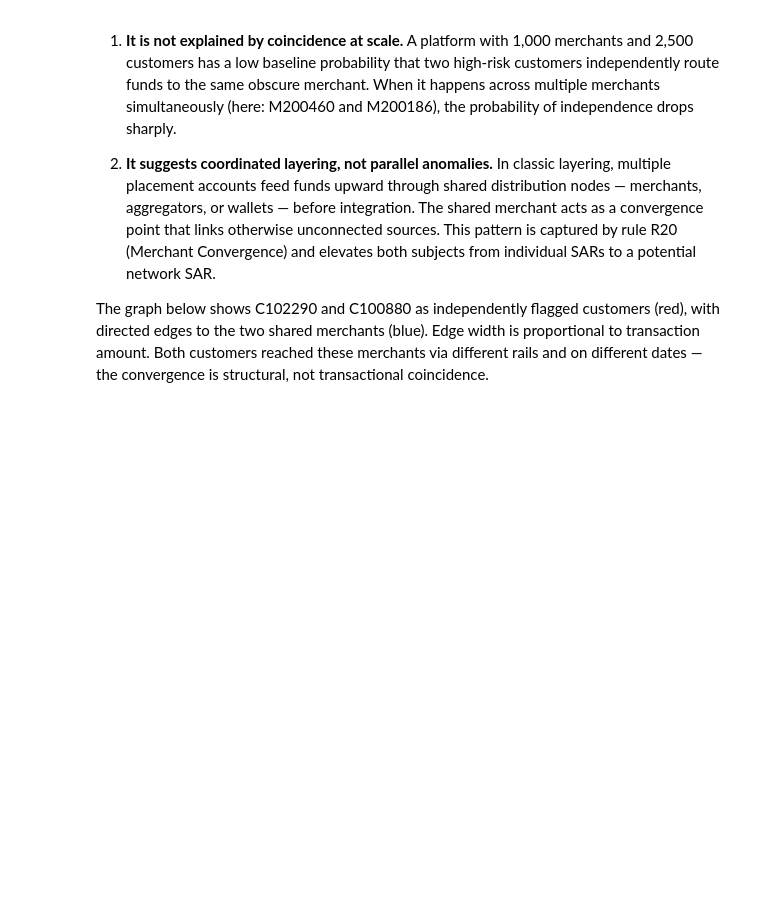
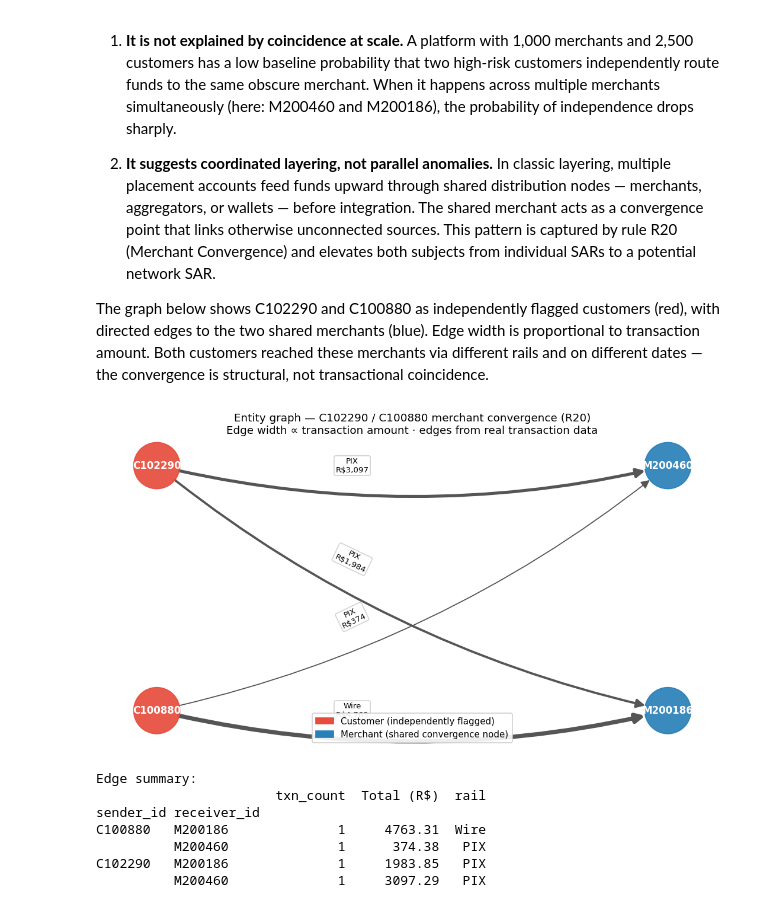
Before and after one commit to ighorj/cw-challenge-private, a Jupyter notebook: notebooks/aml_investigation.ipynb, the cells around one changed output. Saved outputs shown, nothing was run; the diff lists cells and outputs as text; code cells hidden in the pictures; blank space fills up the shorter version.

```diff
--- a/notebooks/aml_investigation.ipynb
+++ b/notebooks/aml_investigation.ipynb
@@ -429,8 +613,6 @@ Merchant convergence occurs when two or more customers who were flagged **indepe
 The graph below shows C102290 and C100880 as independently flagged customers (red), with directed edges to the two shared merchants (blue). Edge width is proportional to transaction amount. Both customers reached these merchants via different rails and on different dates — the convergence is structural, not transactional coincidence.
 # %%
 import networkx as nx
-import matplotlib
-matplotlib.use('Agg')
 import matplotlib.pyplot as plt
 import matplotlib.patches as mpatches
 from IPython.display import display as ipy_display, Image as IpyImage
@@ -491,30 +673,39 @@ nx.draw_networkx_edge_labels(
     font_size=8, label_pos=0.38, ax=ax,
     bbox=dict(boxstyle='round,pad=0.2', fc='white', ec='#cccccc', alpha=0.85),
 )
 
 legend = [
     mpatches.Patch(color='#e74c3c', label='Customer (independently flagged)'),
     mpatches.Patch(color='#2980b9', label='Merchant (shared convergence node)'),
 ]
 ax.legend(handles=legend, loc='lower center', fontsize=9, framealpha=0.9)
 ax.set_title(
     'Entity graph — C102290 / C100880 merchant convergence (R20)\n'
     'Edge width ∝ transaction amount · edges from real transaction data',
     fontsize=11,
 )
 ax.axis('off')
 plt.tight_layout()
 
 # Embed PNG as base64 so it appears in the notebook output
 buf = io.BytesIO()
 fig.savefig(buf, format='png', dpi=120, bbox_inches='tight')
 buf.seek(0)
 ipy_display(IpyImage(data=buf.read(), format='png'))
 plt.close(fig)
 
 print('\nEdge summary:')
 print(sub_txs.groupby(['sender_id', 'receiver_id']).agg(
     txn_count=('amount_brl', 'size'),
     total_brl=('amount_brl', 'sum'),
     rail=('transaction_type', 'first'),
 ).rename(columns={'total_brl': 'Total (R$)'}).to_string())
+# %% [output]
+[figure, added]
+Edge summary:
+                       txn_count  Total (R$)  rail
+sender_id receiver_id
+C100880   M200186              1     4763.31  Wire
+          M200460              1      374.38   PIX
+C102290   M200186              1     1983.85   PIX
+          M200460              1     3097.29   PIX
```
Also changed, not shown: parts of 8 cells of this notebook, 2 other files.
